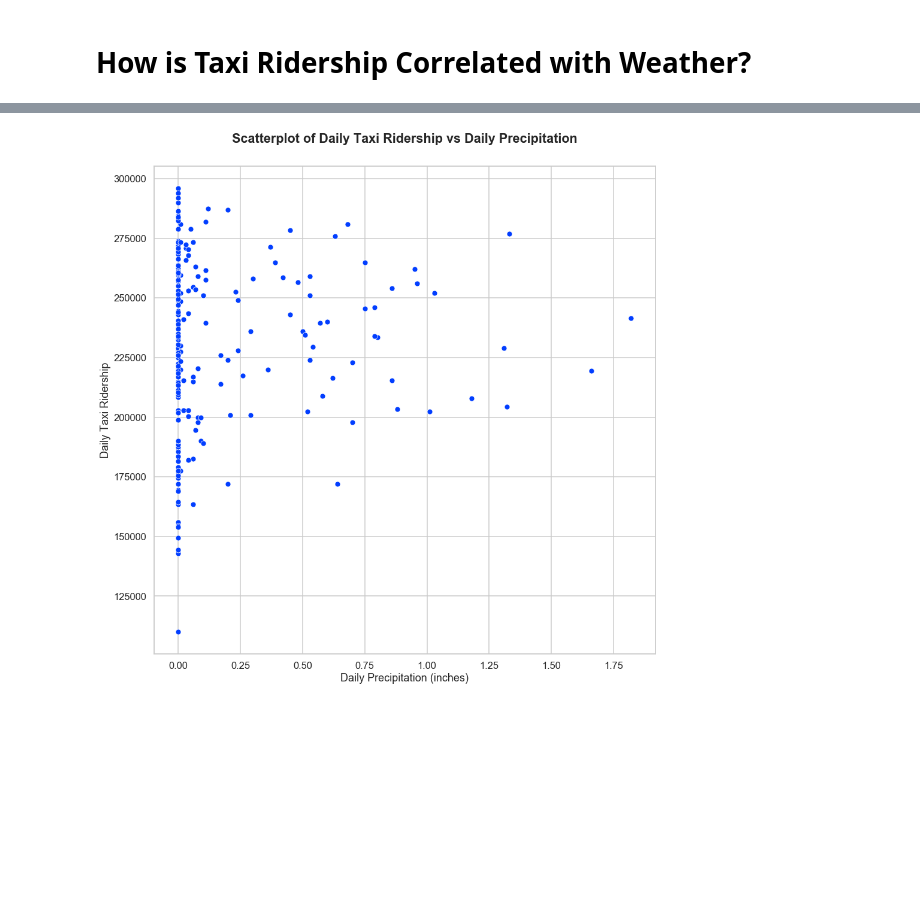
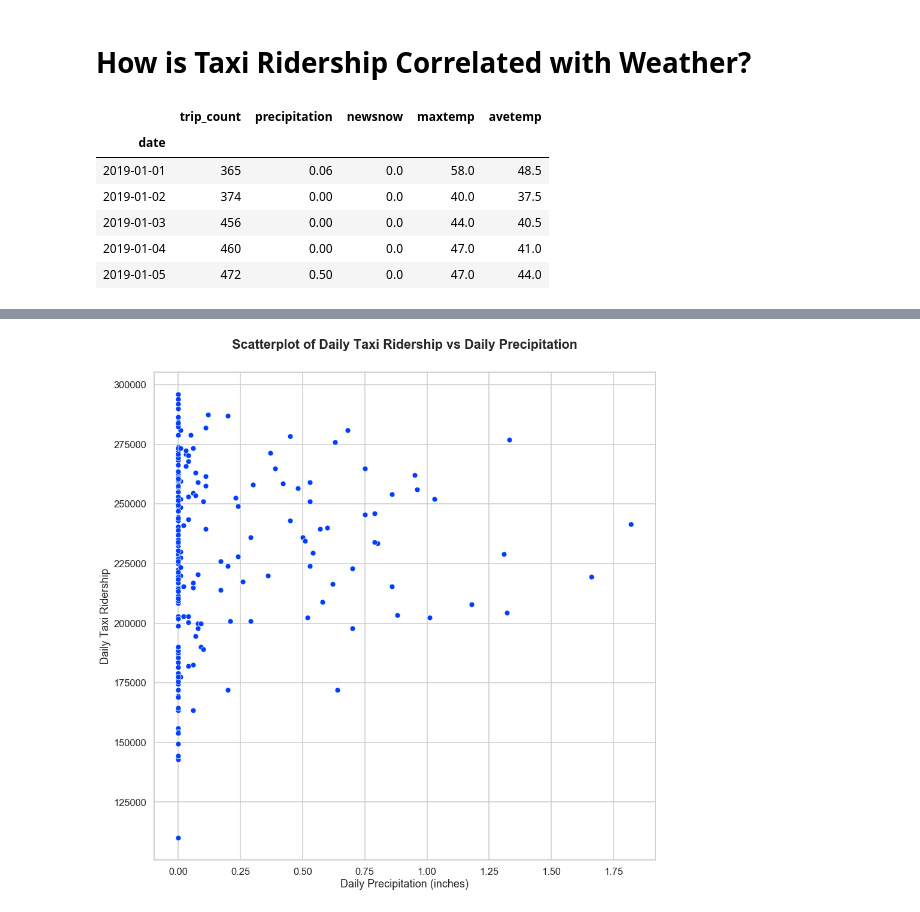
Before and after one commit to tzl4/INFO2950FinalProject, a Jupyter notebook: Final Project EDA.ipynb, the cells around one changed output, grey strips where cells are left out. Saved outputs shown, nothing was run; the diff lists cells and outputs as text; code cells hidden in the pictures; blank space fills up the shorter version.

```diff
--- a/Final Project EDA.ipynb
+++ b/Final Project EDA.ipynb
@@ -87,3 +87,18 @@ plt.show()
 [figure]
 # %% [markdown]
 # How is Taxi Ridership Correlated with Weather?
+# %%
+trip_count_by_date_df = df.groupby("date")["pickup_datetime"].count()
+trip_count_by_date_df = trip_count_by_date_df.to_frame(name="trip_count")
+trip_count_by_date_df.reset_index(inplace=True)
+trip_count_weather_by_date_df = trip_count_by_date_df.merge(df[["date","precipitation","newsnow","maxtemp","avetemp"]], how="inner", on="date")
+trip_count_weather_by_date_df = trip_count_weather_by_date_df.groupby("date").first()
+trip_count_weather_by_date_df.head()
+# %% [output]
+|  | trip_count | precipitation | newsnow | maxtemp | avetemp |
+| date |  |  |  |  |  |
+| 2019-01-01 | 365 | 0.06 | 0.0 | 58.0 | 48.5 |
+| 2019-01-02 | 374 | 0.00 | 0.0 | 40.0 | 37.5 |
+| 2019-01-03 | 456 | 0.00 | 0.0 | 44.0 | 40.5 |
+| 2019-01-04 | 460 | 0.00 | 0.0 | 47.0 | 41.0 |
+| 2019-01-05 | 472 | 0.50 | 0.0 | 47.0 | 44.0 |
```
Also changed, not shown: parts of 10 cells of this notebook.
